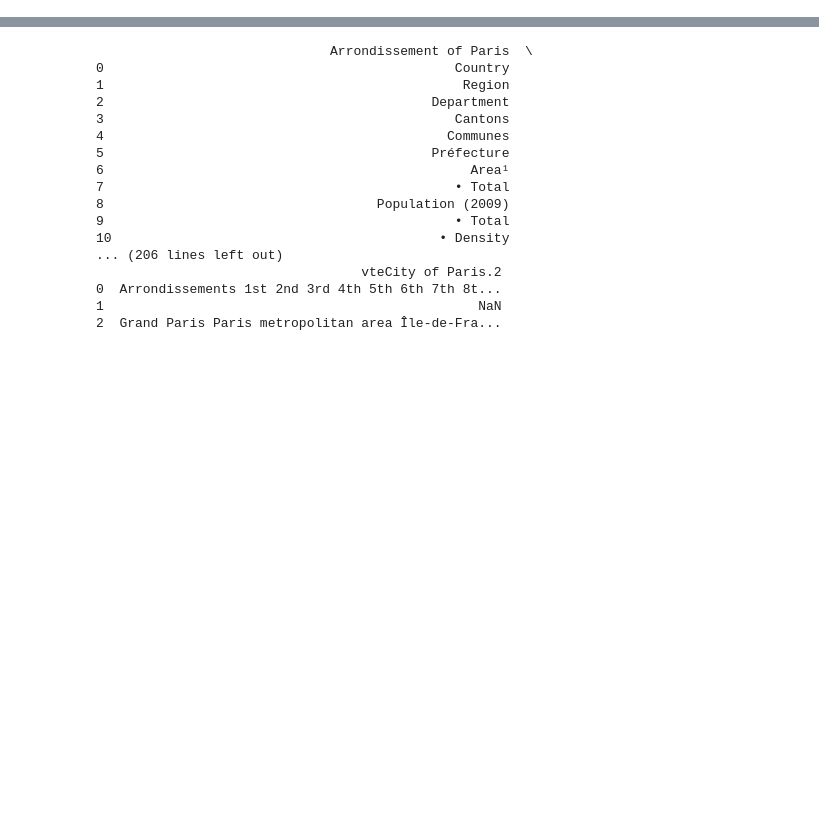
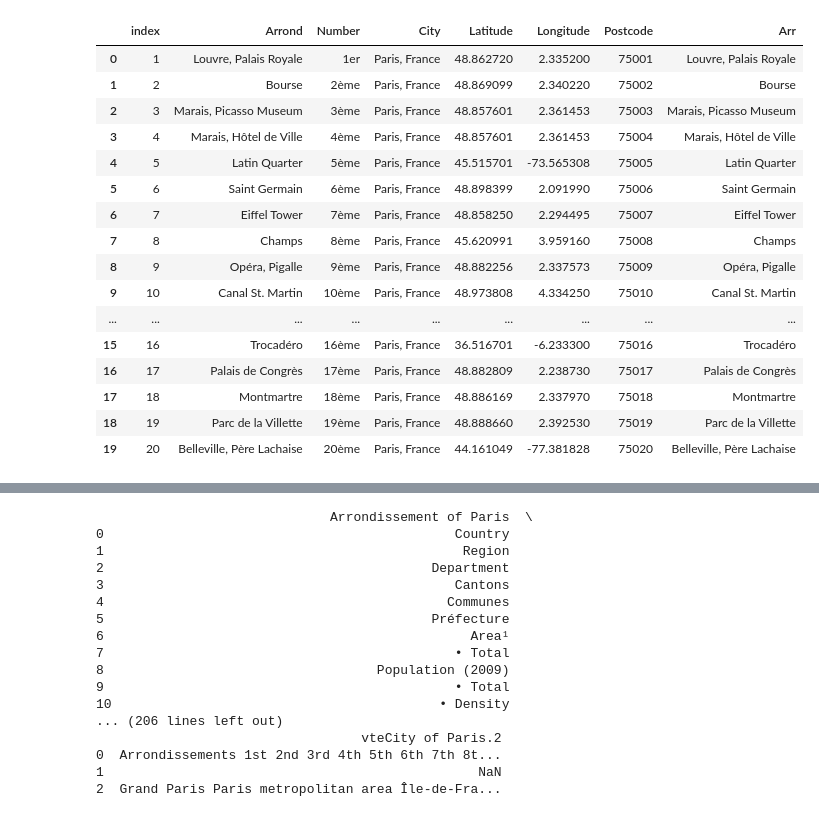
Before and after one commit to jmichaelh/Coursera_IBM_Capstone, a Jupyter notebook: paris.ipynb, the cells around one changed output, grey strips where cells are left out. Cells and saved outputs as stored; diff of their text form; code cells hidden in the pictures; blank space fills up the shorter version.

```diff
--- a/paris.ipynb
+++ b/paris.ipynb
@@ -89,0 +58,14 @@ bs4.BeautifulSoup
+# %%
+data = requests.get('http://www.parisnet.com/parismap.html')
+src = data.content
+soup = BeautifulSoup(src, 'html.parser')
+
+arr = soup.find_all('h3')
+
+data = [x.text.split(';')[-1].strip() for x in arr]
+df = pd.DataFrame(data, columns=['Arrond'])
+
+df['Number'] = df['Arrond'].str.split('-').str[0]
+df['Arrond'] = df['Arrond'].str.split('-').str[1]
+df = df.drop(0).drop(22).drop(23).drop(24).drop(25).drop(21)
+df
@@ -89,0 +143,18 @@ bs4.BeautifulSoup
+# %%
+list = []
+calc = 1
+
+while int(calc) < 21:
+    list.append(calc)
+    calc = int(calc) + 1
+print(list)
+
+arronds = pd.DataFrame(df, columns=['Arrond', 'Number', 'City', 'Latitude', 'Longitude', 'Postcode'])
+
+arronds['Arr'] = df['Arrond']
+arronds['Latitude'] = df['Latitude']
+arronds['Longitude'] = df['Longitude']
+arronds['City'] = 'Paris, France'
+
+arronds = arronds.set_index(df.index)
+arronds.reset_index(drop=False, inplace=True)
@@ -89,0 +168,26 @@ bs4.BeautifulSoup
+# %%
+arrnum = list[0:20]
+post = pd.DataFrame(columns=['Post', 'Arr#'])
+post['Arr#'] = arrnum
+post['Post'] = 75000
+postcode = post['Post'] + post['Arr#']
+arronds['Postcode'] = postcode
+arronds
+# %% [output]
+|  | index | Arrond | Number | City | Latitude | Longitude | Postcode | Arr |
+| 0 | 1 | Louvre, Palais Royale | 1er | Paris, France | 48.862720 | 2.335200 | 75001 | Louvre, Palais Royale |
+| 1 | 2 | Bourse | 2ème | Paris, France | 48.869099 | 2.340220 | 75002 | Bourse |
+| 2 | 3 | Marais, Picasso Museum | 3ème | Paris, France | 48.857601 | 2.361453 | 75003 | Marais, Picasso Museum |
+| 3 | 4 | Marais, Hôtel de Ville | 4ème | Paris, France | 48.857601 | 2.361453 | 75004 | Marais, Hôtel de Ville |
+| 4 | 5 | Latin Quarter | 5ème | Paris, France | 45.515701 | -73.565308 | 75005 | Latin Quarter |
+| 5 | 6 | Saint Germain | 6ème | Paris, France | 48.898399 | 2.091990 | 75006 | Saint Germain |
+| 6 | 7 | Eiffel Tower | 7ème | Paris, France | 48.858250 | 2.294495 | 75007 | Eiffel Tower |
+| 7 | 8 | Champs | 8ème | Paris, France | 45.620991 | 3.959160 | 75008 | Champs |
+| 8 | 9 | Opéra, Pigalle | 9ème | Paris, France | 48.882256 | 2.337573 | 75009 | Opéra, Pigalle |
+| 9 | 10 | Canal St. Martin | 10ème | Paris, France | 48.973808 | 4.334250 | 75010 | Canal St. Martin |
+| ... | ... | ... | ... | ... | ... | ... | ... | ... |
+| 15 | 16 | Trocadéro | 16ème | Paris, France | 36.516701 | -6.233300 | 75016 | Trocadéro |
+| 16 | 17 | Palais de Congrès | 17ème | Paris, France | 48.882809 | 2.238730 | 75017 | Palais de Congrès |
+| 17 | 18 | Montmartre | 18ème | Paris, France | 48.886169 | 2.337970 | 75018 | Montmartre |
+| 18 | 19 | Parc de la Villette | 19ème | Paris, France | 48.888660 | 2.392530 | 75019 | Parc de la Villette |
+| 19 | 20 | Belleville, Père Lachaise | 20ème | Paris, France | 44.161049 | -77.381828 | 75020 | Belleville, Père Lachaise |
```
Also changed, not shown: parts of 107 cells of this notebook.
